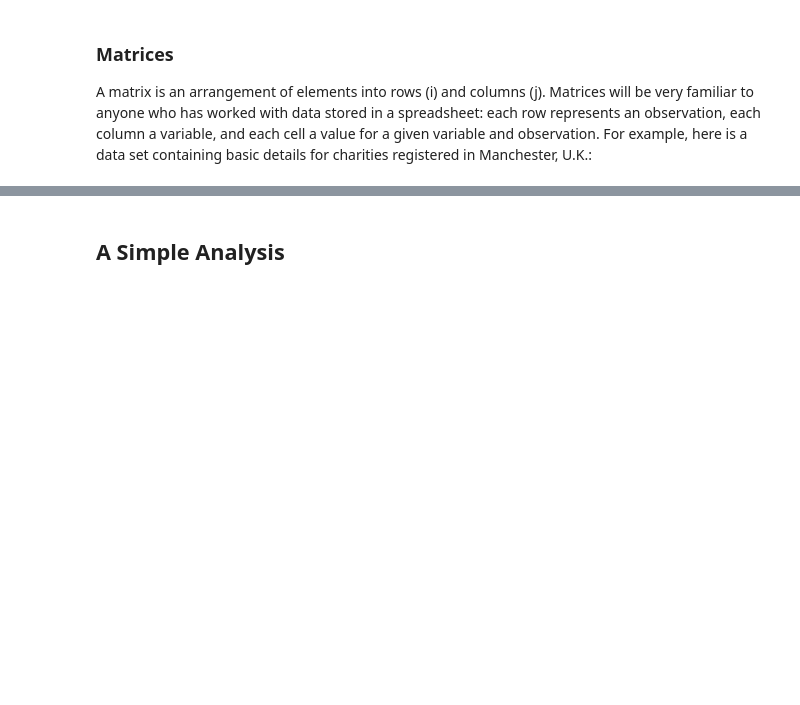
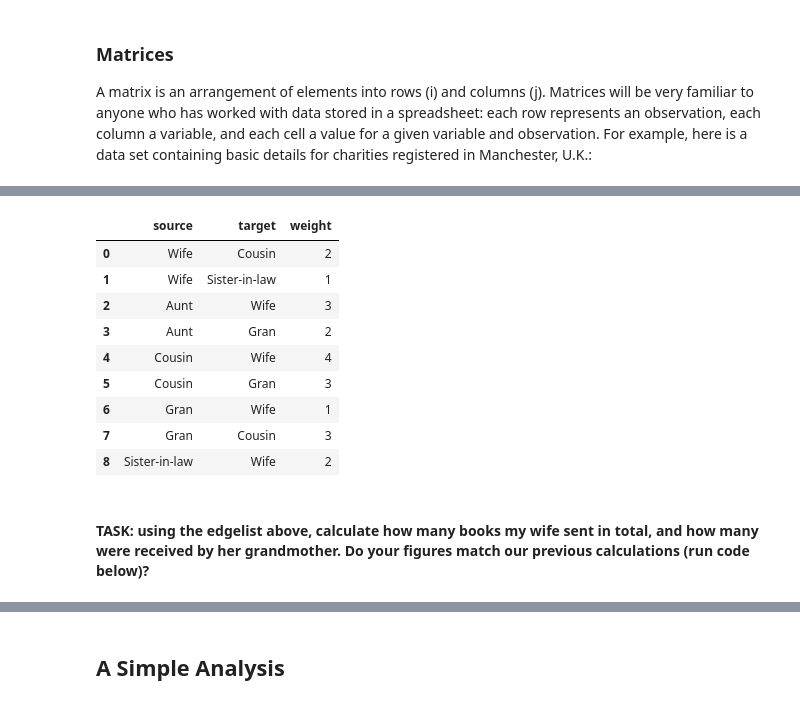
Before and after one commit to UKDataServiceOpen/social-network-analysis, a Jupyter notebook: code/ukds-sna-fundamentals-2020-09-01.ipynb, the cells around one changed output, grey strips where cells are left out. Drawn from its saved outputs; the diff is of its cells as text; code cells hidden in the pictures; blank space fills up the shorter version.

```diff
--- a/code/ukds-sna-fundamentals-2020-09-01.ipynb
+++ b/code/ukds-sna-fundamentals-2020-09-01.ipynb
@@ -327,0 +363,16 @@ Graphs are often a useful way of revealing network structure and properties, tho
+# %%
+books_count_el = pd.read_csv("./data/book-sharing-edgelist-2020-08-25.csv", index_col = False)
+books_count_el
+# %% [output]
+|  | source | target | weight |
+| 0 | Wife | Cousin | 2 |
+| 1 | Wife | Sister-in-law | 1 |
+| 2 | Aunt | Wife | 3 |
+| 3 | Aunt | Gran | 2 |
+| 4 | Cousin | Wife | 4 |
+| 5 | Cousin | Gran | 3 |
+| 6 | Gran | Wife | 1 |
+| 7 | Gran | Cousin | 3 |
+| 8 | Sister-in-law | Wife | 2 |
+# %% [markdown]
+#### TASK: using the edgelist above, calculate how many books my wife sent in total, and how many were received by her grandmother. Do your figures match our previous calculations (run code below)?
```
Also changed, not shown: parts of 45 cells of this notebook, 4 other files.
